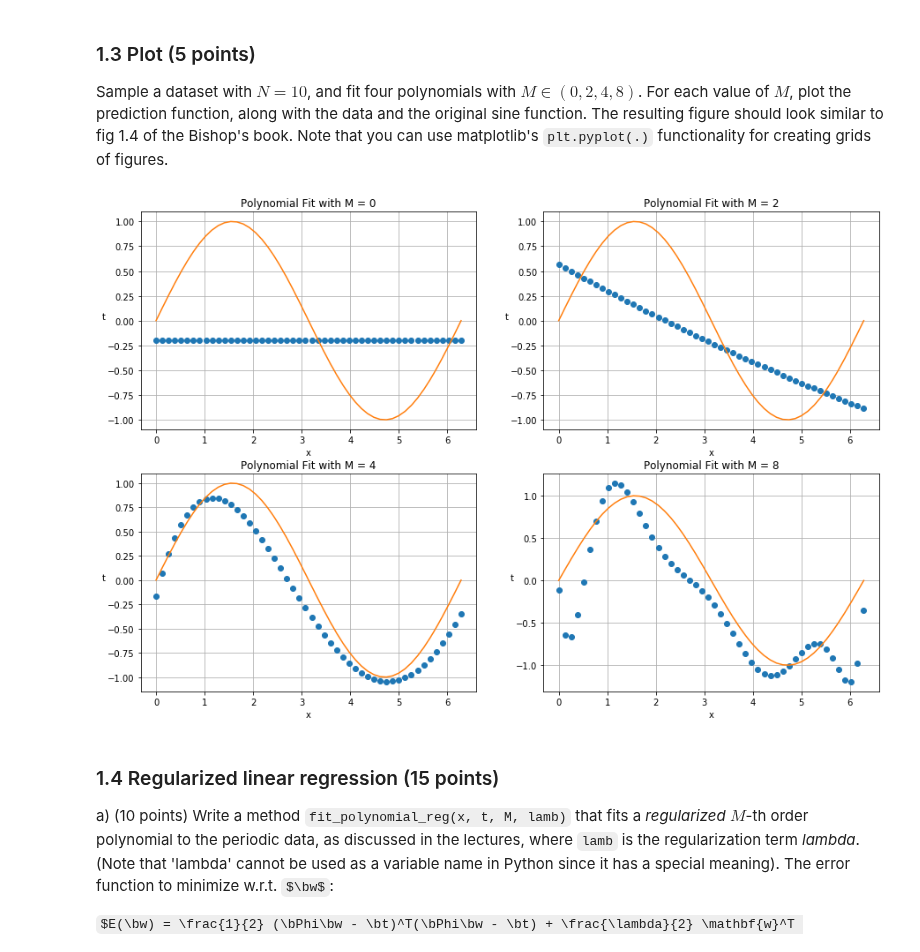
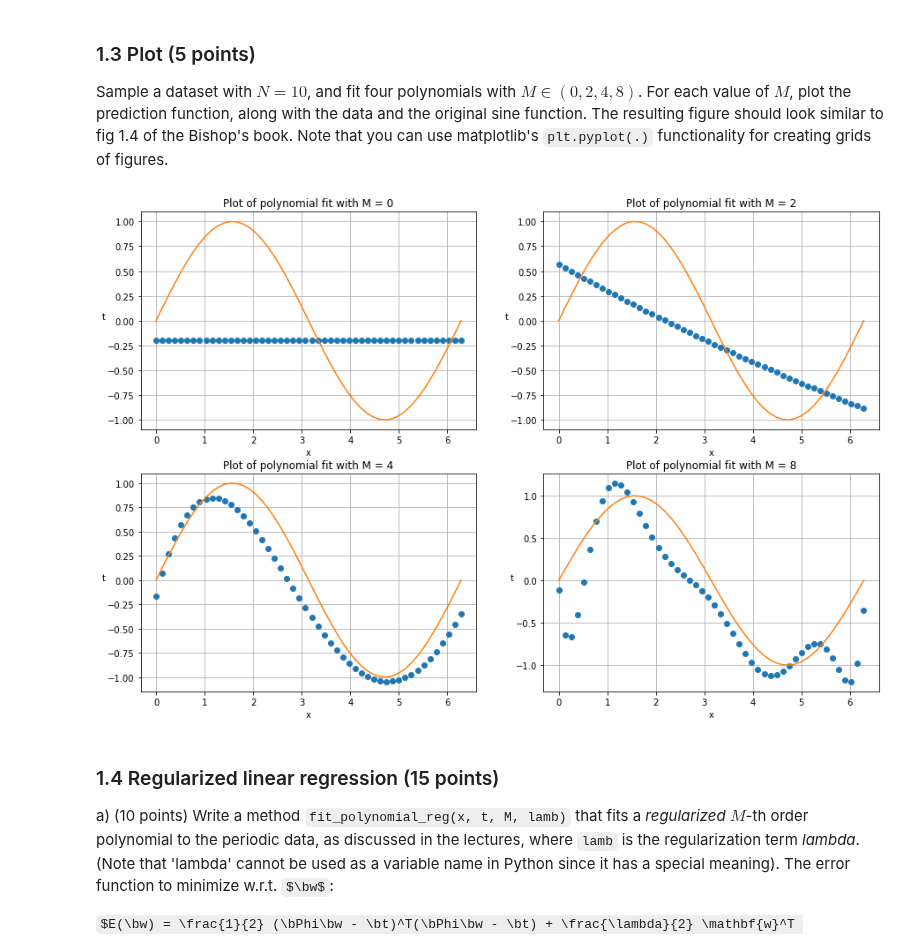
Before and after one commit to jamie0725/Machine-Learning-1, a Jupyter notebook: 12046477_12161381_lab1.ipynb, the cells around one changed output. Saved outputs shown, nothing was run; the diff lists cells and outputs as text; code cells hidden in the pictures; some formulas as TeX source.

```diff
--- a/12046477_12161381_lab1.ipynb
+++ b/12046477_12161381_lab1.ipynb
@@ -195,38 +195,38 @@ y_eval_8 = eval_polynomial(w_plot_8, x_new, M = 8)
 y_new = np.sin(x_new)
 
 f, axs = plt.subplots(2, 2, figsize=(15, 10))
 
 plt.subplot(221)
 plt.plot(x_new,y_eval_0, 'o', x_new, y_new)
 plt.ylabel('t',rotation=0)
 plt.xlabel('x')
-plt.title('Polynomial Fit with M = 0')
+plt.title('Plot of polynomial fit with M = 0')
 plt.grid(True)
 
 plt.subplot(222)
 plt.plot(x_new,y_eval_2, 'o', x_new, y_new)
 plt.ylabel('t',rotation=0)
 plt.xlabel('x')
-plt.title('Polynomial Fit with M = 2')
+plt.title('Plot of polynomial fit with M = 2')
 plt.grid(True)
 
 plt.subplot(223)
 plt.plot(x_new,y_eval_4, 'o', x_new, y_new)
 plt.ylabel('t',rotation=0)
 plt.xlabel('x')
-plt.title('Polynomial Fit with M = 4')
+plt.title('Plot of polynomial fit with M = 4')
 plt.grid(True)
 
 plt.subplot(224)
 plt.plot(x_new,y_eval_8, 'o', x_new, y_new)
 plt.ylabel('t',rotation=0)
 plt.xlabel('x')
-plt.title('Polynomial Fit with M = 8')
+plt.title('Plot of polynomial fit with M = 8')
 plt.grid(True)
 
 plt.show()
 # %% [output]
-[figure, old version]
+[figure, new version]
 # %% [markdown]
 ### 1.4 Regularized linear regression (15 points)
 
```
Also changed, not shown: parts of 4 cells of this notebook.
